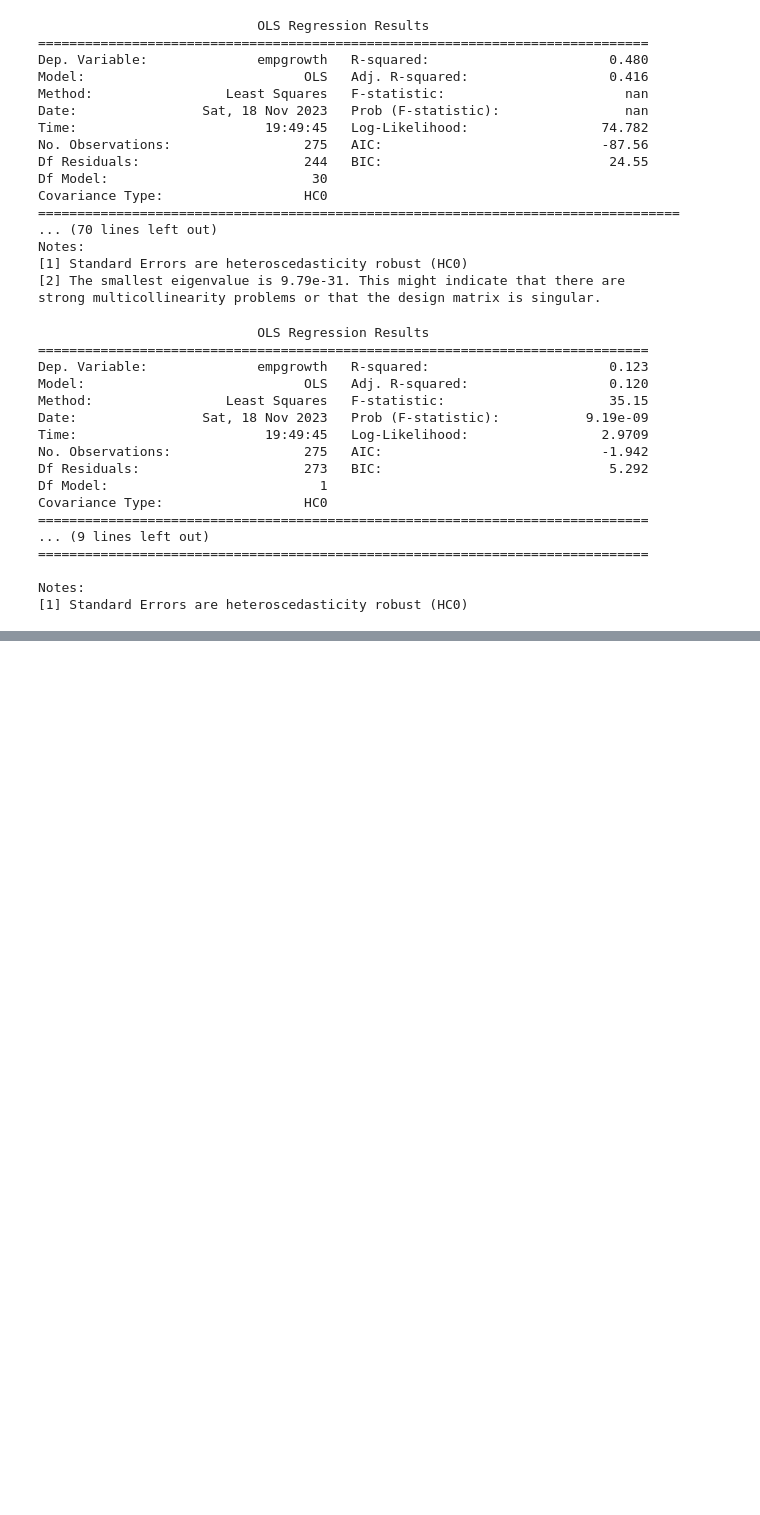
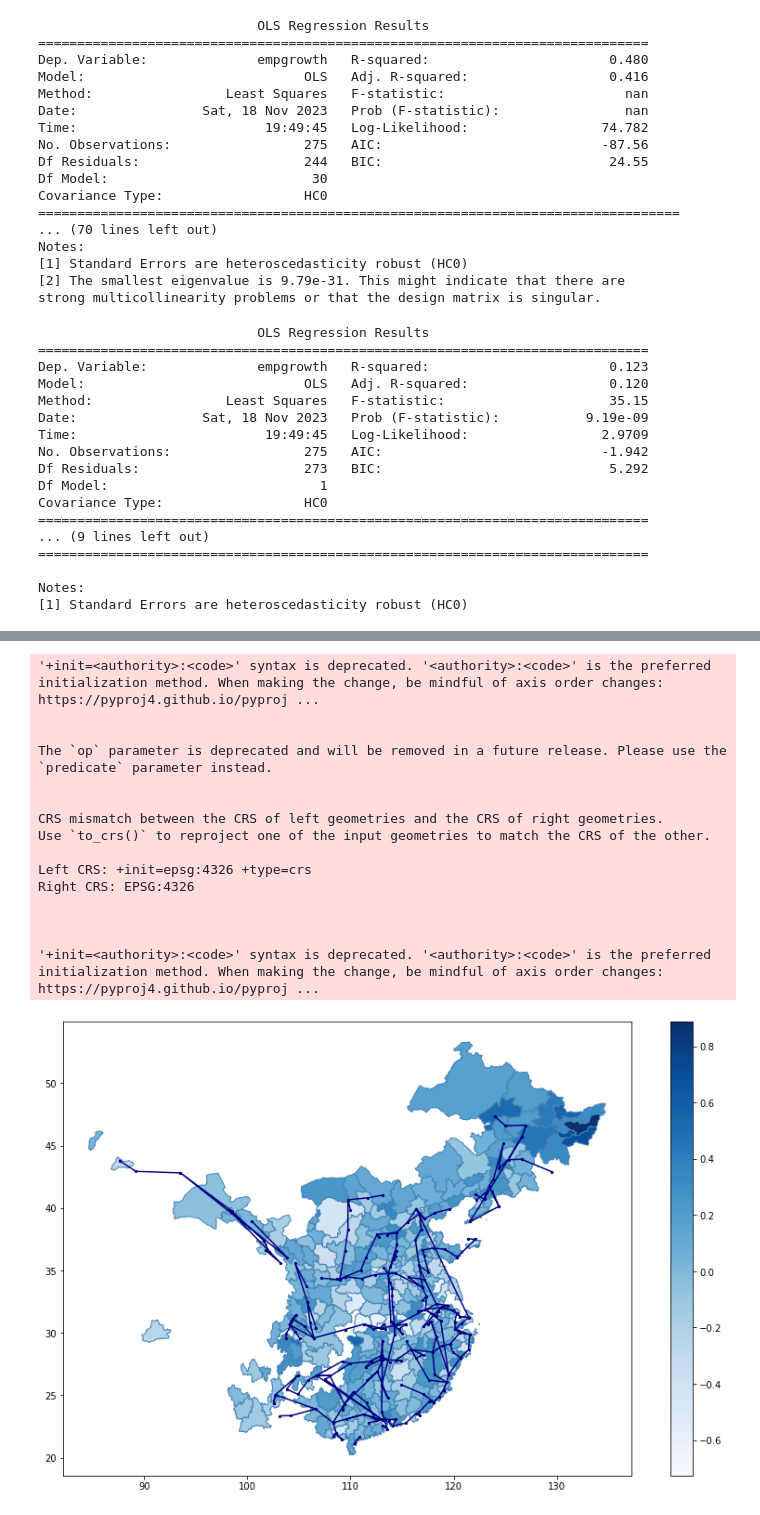
Before and after one commit to yazenkk/ARE213_Fall2023, a Jupyter notebook: PSet 3/Python/pset3 q1 cass.ipynb, the cells around one changed output, grey strips where cells are left out. Saved outputs shown, nothing was run; the diff lists cells and outputs as text; code cells hidden in the pictures; blank space fills up the shorter version.

```diff
--- a/PSet 3/Python/pset3 q1 cass.ipynb
+++ b/PSet 3/Python/pset3 q1 cass.ipynb
@@ -290,0 +303,45 @@ Right CRS: EPSG:4326
+# %%
+#turn merge into geofile
+cities2['numlinks'] = cities2['numlinks'].replace(0, np.nan)
+
+cities2['resid'].fillna(-5)
+
+cities2 = cities2.dropna(subset = ['numlinks'])
+
+geometry = [Point(xy) for xy in zip(cities['longitude'], cities['latitude'])]
+gdf1 = gpd.GeoDataFrame(cities, crs=crs, geometry=geometry)
+
+#join shapefile and new geofile
+shapefile2 = gpd.sjoin(gdf1, shapefile, how="right", op='intersects')
+
+#print base colored by number of open stations
+base = shapefile2.plot(figsize=(15,9), column = 'resid', edgecolor='steelblue', cmap = 'Blues', legend=True,)
+
+geometry = [Point(xy) for xy in zip(cities2['longitude'], cities2['latitude'])]
+
+crs = {'init': shapefile1.crs}
+
+gdf = gpd.GeoDataFrame(cities2, crs=crs, geometry=geometry)
+gdf.plot(ax= base, marker = 'o', markersize = 5, color = 'navy')
+
+#plotting open lines
+for i in list(set(list(lines['lineid']))):
+    trunc = cities2[cities2['lineid']==i]
+    mp.plot(trunc.longitude, trunc.latitude, color = 'navy')
+# %% [output]
+'+init=<authority>:<code>' syntax is deprecated. '<authority>:<code>' is the preferred initialization method. When making the change, be mindful of axis order changes: https://pyproj4.github.io/pyproj ...
+
+
+The `op` parameter is deprecated and will be removed in a future release. Please use the `predicate` parameter instead.
+
+
+CRS mismatch between the CRS of left geometries and the CRS of right geometries.
+Use `to_crs()` to reproject one of the input geometries to match the CRS of the other.
+
+Left CRS: +init=epsg:4326 +type=crs
+Right CRS: EPSG:4326
+
+
+
+'+init=<authority>:<code>' syntax is deprecated. '<authority>:<code>' is the preferred initialization method. When making the change, be mindful of axis order changes: https://pyproj4.github.io/pyproj ...
+[figure, added]
```
Also changed, not shown: parts of 21 cells of this notebook.
